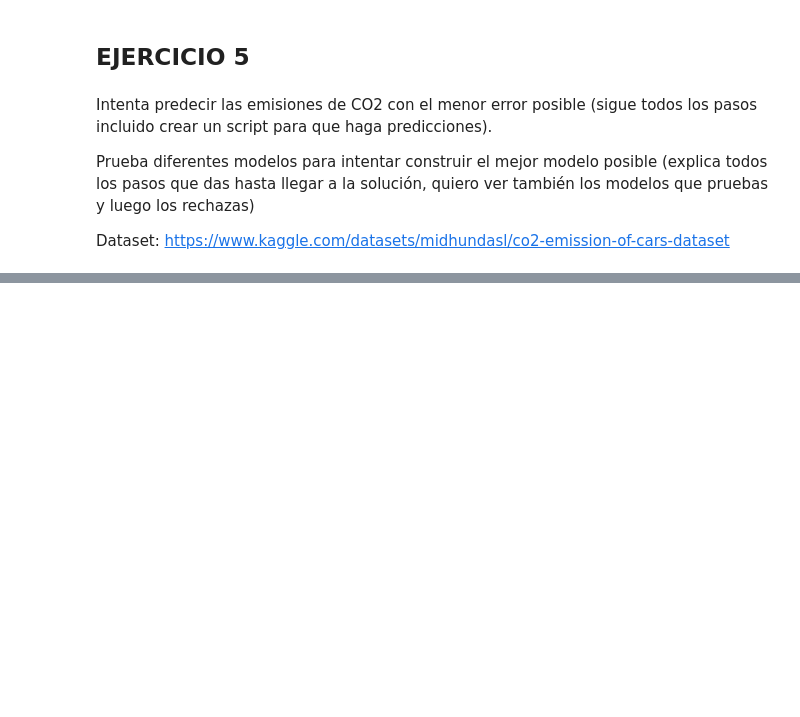
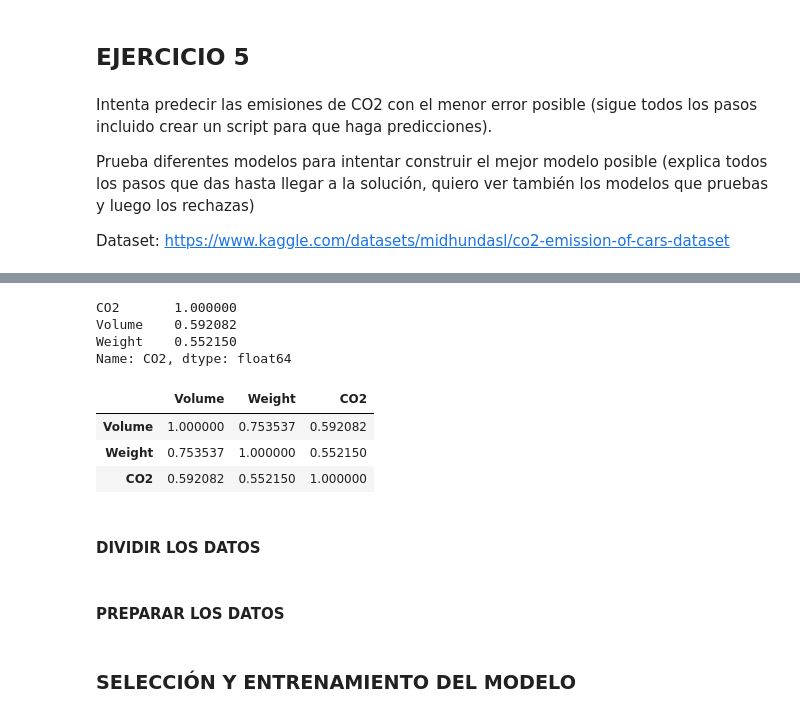
Before and after one commit to jonfdg9/IA, a Jupyter notebook: SAPA/Machine Learning/2_11Ejercicios.ipynb, the cells around one changed output, grey strips where cells are left out. Cells and saved outputs as stored; diff of their text form; code cells hidden in the pictures; blank space fills up the shorter version.

```diff
--- a/SAPA/Machine Learning/2_11Ejercicios.ipynb
+++ b/SAPA/Machine Learning/2_11Ejercicios.ipynb
@@ -473,0 +534,17 @@ Dataset: https://www.kaggle.com/datasets/midhundasl/co2-emission-of-cars-dataset
+# %%
+corr_matrix = df_co2.corr(numeric_only=True)
+corr_matrix['CO2'].sort_values(ascending=False)
+# %% [output]
+CO2       1.000000
+Volume    0.592082
+Weight    0.552150
+Name: CO2, dtype: float64
+# %%
+corr_matrix.style.background_gradient()
+# %% [output]
+|  | Volume | Weight | CO2 |
+| Volume | 1.000000 | 0.753537 | 0.592082 |
+| Weight | 0.753537 | 1.000000 | 0.552150 |
+| CO2 | 0.592082 | 0.552150 | 1.000000 |
+# %% [markdown]
+#### DIVIDIR LOS DATOS
@@ -473,0 +556,2 @@ Dataset: https://www.kaggle.com/datasets/midhundasl/co2-emission-of-cars-dataset
+# %% [markdown]
+#### PREPARAR LOS DATOS
@@ -473,0 +566,2 @@ Dataset: https://www.kaggle.com/datasets/midhundasl/co2-emission-of-cars-dataset
+# %% [markdown]
+### SELECCIÓN Y ENTRENAMIENTO DEL MODELO
```
Also changed, not shown: parts of 19 cells of this notebook, 4 other files.
